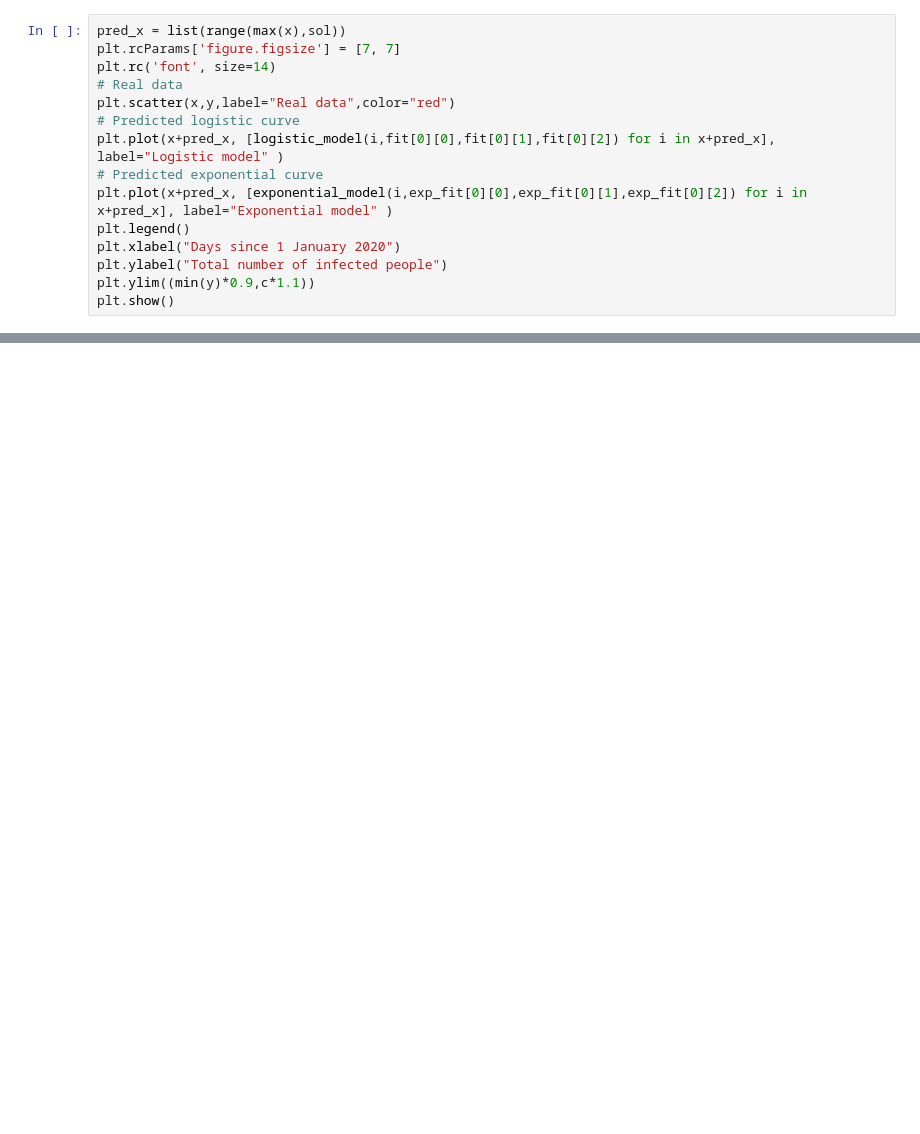
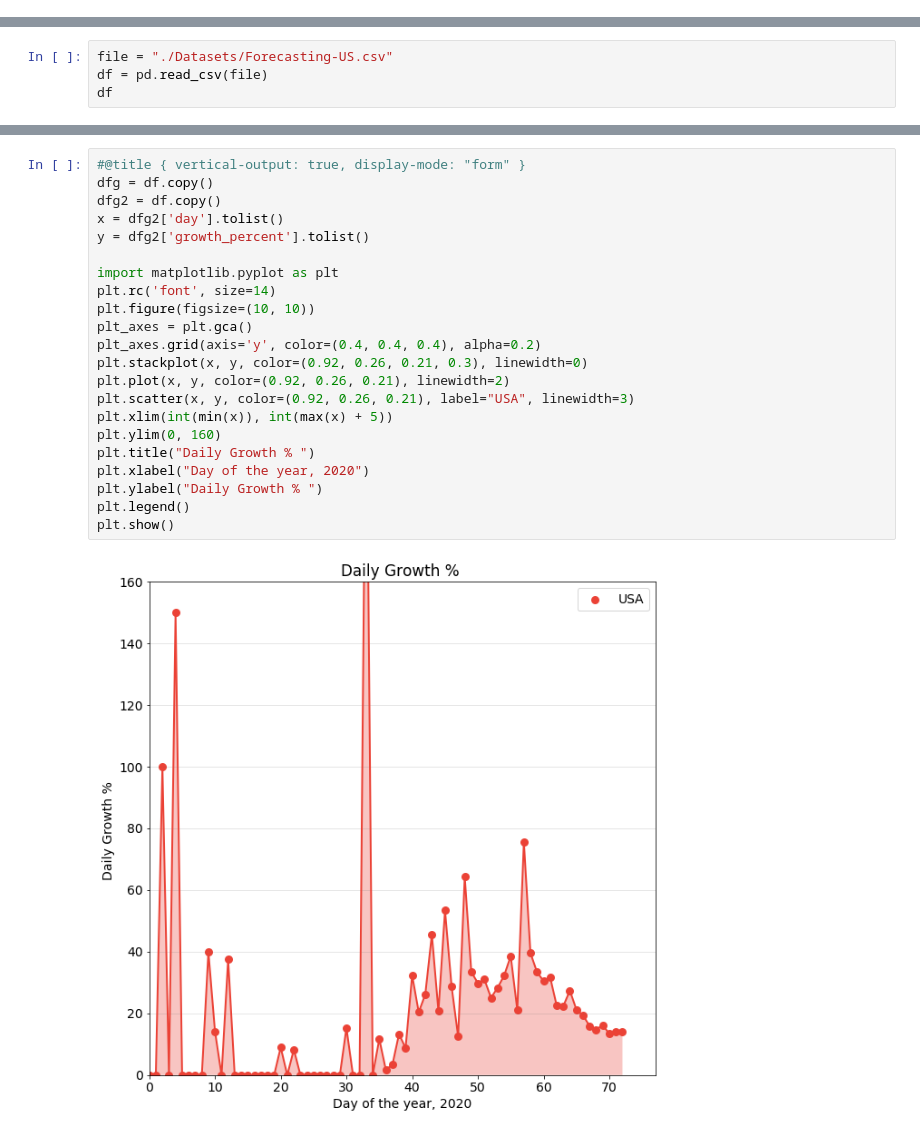
Before and after one commit to arthurcw/CoronaVirus, a Jupyter notebook: Forecasting.ipynb, the cells around one changed output, grey strips where cells are left out. Saved outputs shown, nothing was run; the diff lists cells and outputs as text; blank space fills up the shorter version.

Commit message:
updated forecasting

```diff
--- a/Forecasting.ipynb
+++ b/Forecasting.ipynb
@@ -153,15 +0,0 @@ print(exp_fit)
-# %%
-pred_x = list(range(max(x),sol))
-plt.rcParams['figure.figsize'] = [7, 7]
-plt.rc('font', size=14)
-# Real data
-plt.scatter(x,y,label="Real data",color="red")
-# Predicted logistic curve
-plt.plot(x+pred_x, [logistic_model(i,fit[0][0],fit[0][1],fit[0][2]) for i in x+pred_x], label="Logistic model" )
-# Predicted exponential curve
-plt.plot(x+pred_x, [exponential_model(i,exp_fit[0][0],exp_fit[0][1],exp_fit[0][2]) for i in x+pred_x], label="Exponential model" )
-plt.legend()
-plt.xlabel("Days since 1 January 2020")
-plt.ylabel("Total number of infected people")
-plt.ylim((min(y)*0.9,c*1.1))
-plt.show()
@@ -189,0 +5,4 @@ That’s why I think that the predictions of this model will start to become use
+# %%
+file = "./Datasets/Forecasting-US.csv"
+df = pd.read_csv(file)
+df
@@ -189,0 +63,24 @@ That’s why I think that the predictions of this model will start to become use
+# %%
+#@title { vertical-output: true, display-mode: "form" }
+dfg = df.copy()
+dfg2 = df.copy()
+x = dfg2['day'].tolist()
+y = dfg2['growth_percent'].tolist()
+
+import matplotlib.pyplot as plt
+plt.rc('font', size=14)
+plt.figure(figsize=(10, 10))
+plt_axes = plt.gca()
+plt_axes.grid(axis='y', color=(0.4, 0.4, 0.4), alpha=0.2)
+plt.stackplot(x, y, color=(0.92, 0.26, 0.21, 0.3), linewidth=0)
+plt.plot(x, y, color=(0.92, 0.26, 0.21), linewidth=2)
+plt.scatter(x, y, color=(0.92, 0.26, 0.21), label="USA", linewidth=3)
+plt.xlim(int(min(x)), int(max(x) + 5))
+plt.ylim(0, 160)
+plt.title("Daily Growth % ")
+plt.xlabel("Day of the year, 2020")
+plt.ylabel("Daily Growth % ")
+plt.legend()
+plt.show()
+# %% [output]
+[figure, added]
```
Also changed, not shown: parts of 37 cells of this notebook, 1 other file.
